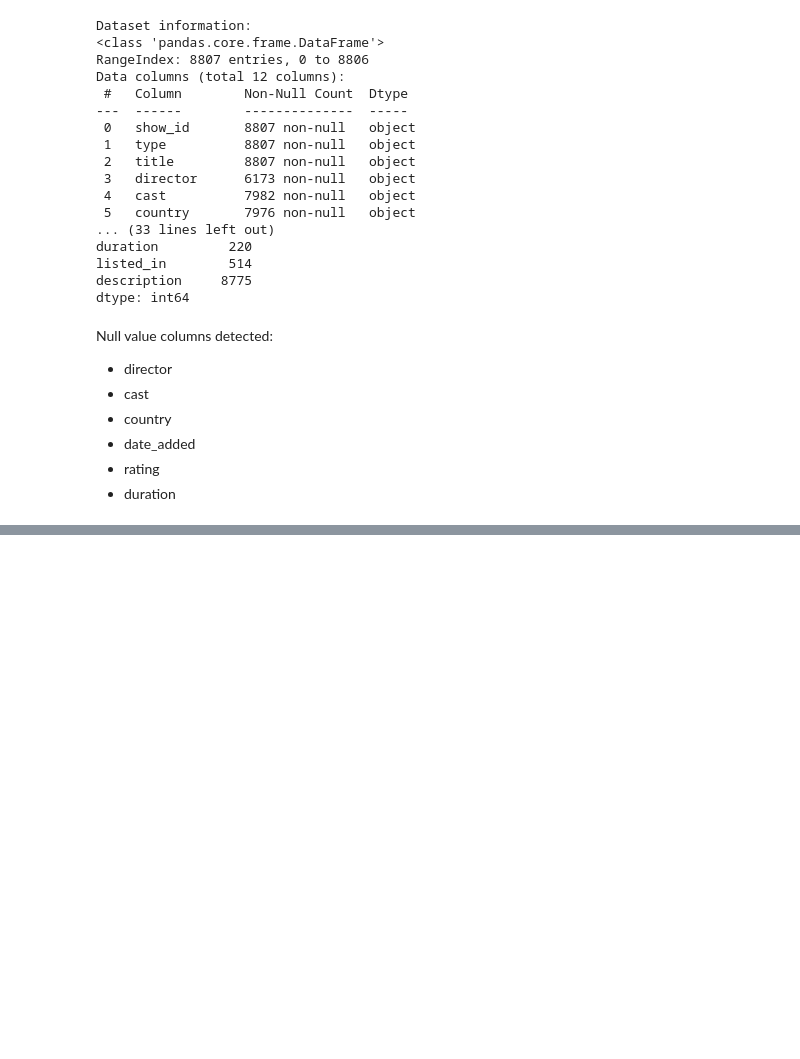
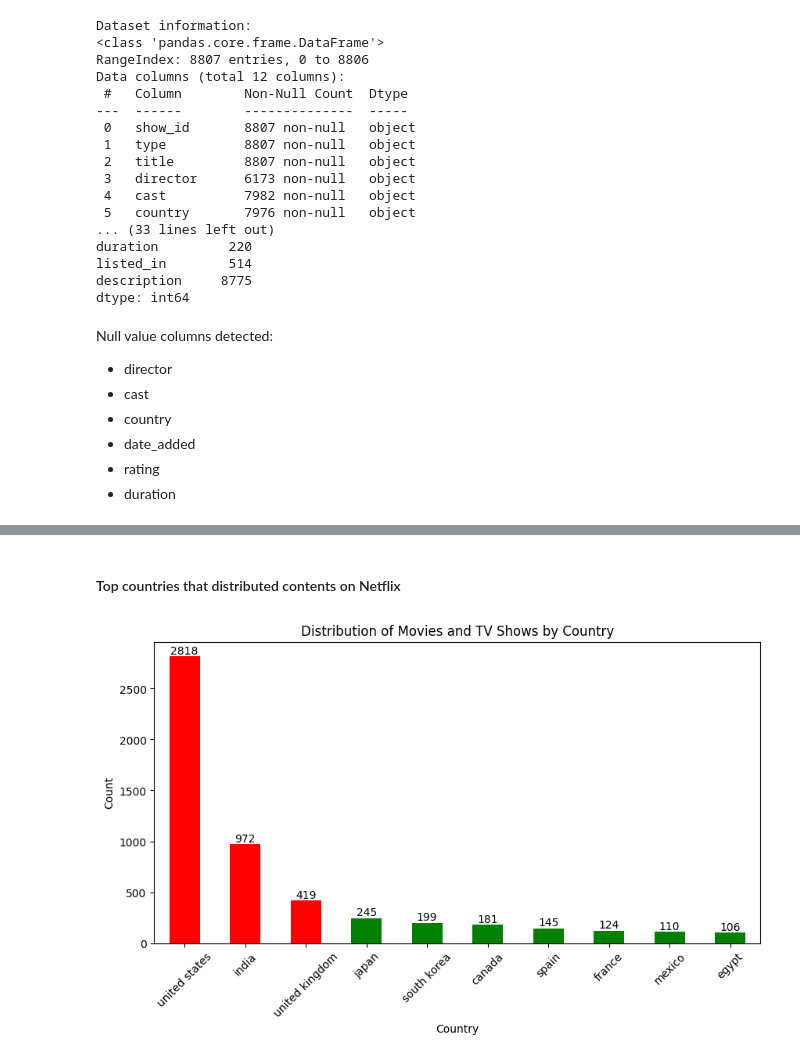
Before and after one commit to hiraicomefly/data_portfolio, a Jupyter notebook: netflix_data_explore.ipynb, the cells around one changed output, grey strips where cells are left out. Drawn from its saved outputs; the diff is of its cells as text; code cells hidden in the pictures; blank space fills up the shorter version.

```diff
--- a/netflix_data_explore.ipynb
+++ b/netflix_data_explore.ipynb
@@ -113,0 +183,21 @@ df.head(5)
+# %% [markdown]
+#### Top countries that distributed contents on Netflix
+# %%
+country_count = df['country'].value_counts().head(10)
+
+# Create color list with first 3 as red and rest as green
+colors = ['red'] * 3 + ['green'] * 7
+
+country_plot = country_count.plot(kind='bar', figsize=(10, 5), color=colors)
+
+# add data labels on top of each bar
+for i, v in enumerate(country_count):
+    country_plot.text(i, v, str(v), ha='center', va='bottom')
+
+plt.xlabel('Country')
+plt.ylabel('Count')
+plt.xticks(rotation=45)
+plt.title('Distribution of Movies and TV Shows by Country')
+plt.show()
+# %% [output]
+[figure, added]
```
Also changed, not shown: parts of 12 cells of this notebook.
